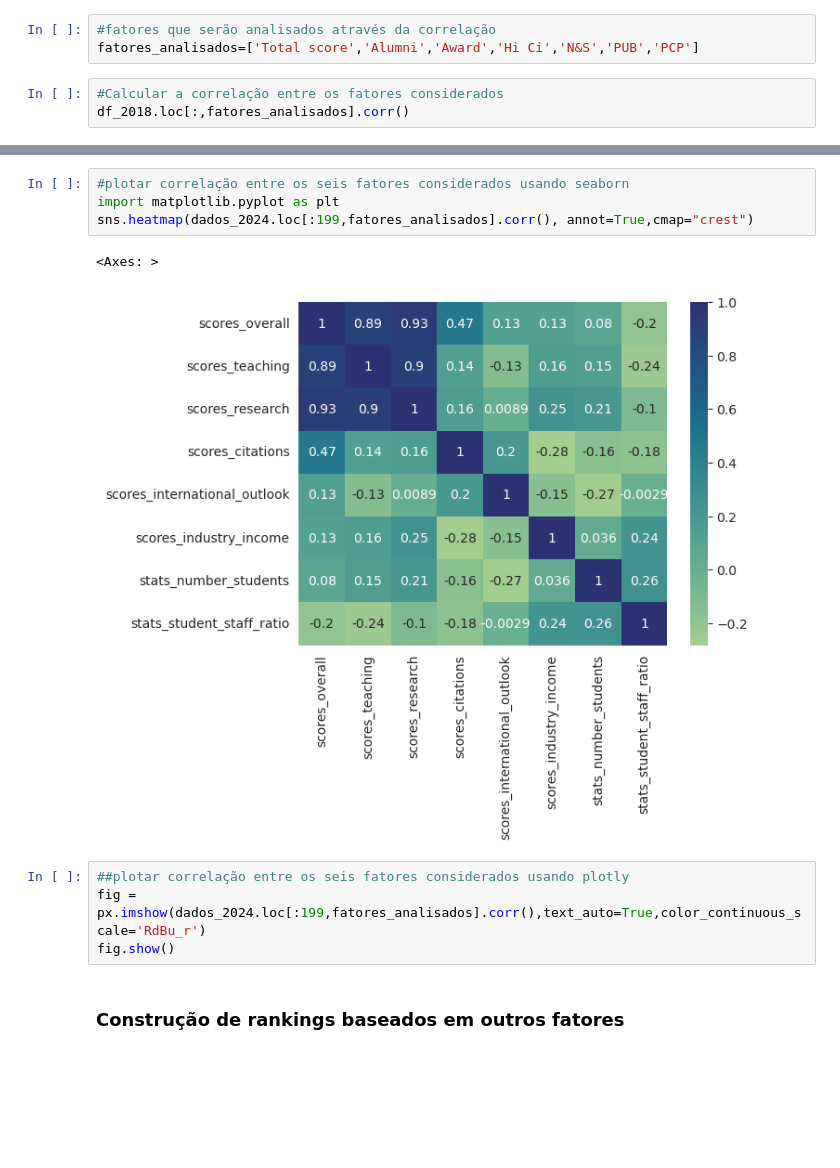
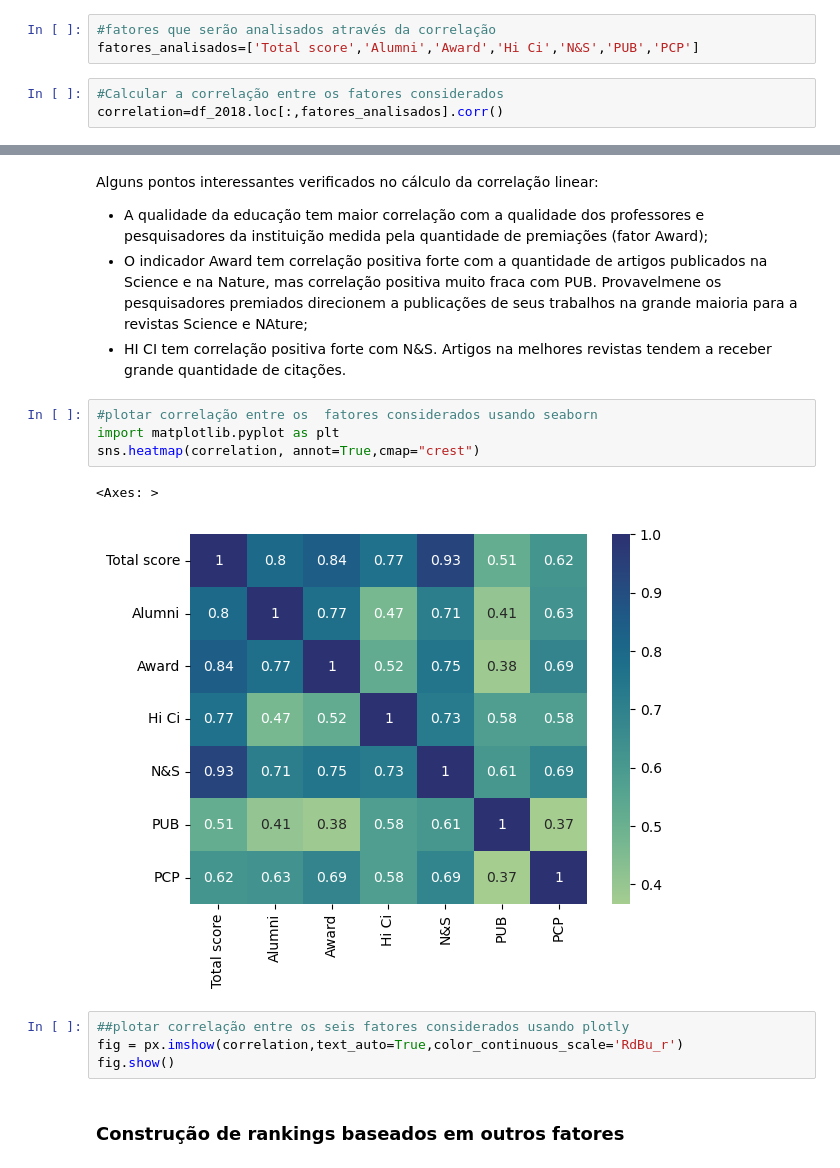
Before and after one commit to RodolfoPCruz/education_analysis, a Jupyter notebook: Shanghai World University Rankings/Shanghai Ranking.ipynb, the cells around one changed output, grey strips where cells are left out. Cells and saved outputs as stored; diff of their text form; blank space fills up the shorter version.

```diff
--- a/Shanghai World University Rankings/Shanghai Ranking.ipynb
+++ b/Shanghai World University Rankings/Shanghai Ranking.ipynb
@@ -400,4 +405,4 @@ df_2018=df_2005_2018.loc[df_2005_2018['Year']==2018,:]
 fatores_analisados=['Total score','Alumni','Award','Hi Ci','N&S','PUB','PCP']
 # %%
 #Calcular a correlação entre os fatores considerados
-df_2018.loc[:,fatores_analisados].corr()
+correlation=df_2018.loc[:,fatores_analisados].corr()
@@ -429,13 +415,19 @@ Alguns pontos interessantes verificados no cálculo da correlação linear:
+# %% [markdown]
+Alguns pontos interessantes verificados no cálculo da correlação linear:
+
+- A qualidade da educação tem maior correlação com a qualidade dos professores e pesquisadores da instituição medida pela quantidade de premiações (fator Award);
+- O indicador Award tem correlação positiva forte com a quantidade de artigos publicados na Science e na Nature, mas correlação positiva muito fraca com PUB. Provavelmene os pesquisadores premiados direcionem a publicações de seus trabalhos na grande maioria para a revistas Science e NAture;
+- HI CI tem correlação positiva forte com N&S. Artigos na melhores revistas tendem a receber grande quantidade de citações.
 # %%
-#plotar correlação entre os seis fatores considerados usando seaborn
+#plotar correlação entre os  fatores considerados usando seaborn
 import matplotlib.pyplot as plt
-sns.heatmap(dados_2024.loc[:199,fatores_analisados].corr(), annot=True,cmap="crest")
+sns.heatmap(correlation, annot=True,cmap="crest")
 # %% [output]
 <Axes: >
-[figure, old version]
+[figure, new version]
 # %%
 ##plotar correlação entre os seis fatores considerados usando plotly
-fig = px.imshow(dados_2024.loc[:199,fatores_analisados].corr(),text_auto=True,color_continuous_scale='RdBu_r')
+fig = px.imshow(correlation,text_auto=True,color_continuous_scale='RdBu_r')
 fig.show()
 # %% [markdown]
 ### Construção de rankings baseados em outros fatores
```
Also changed, not shown: parts of 29 cells of this notebook.
